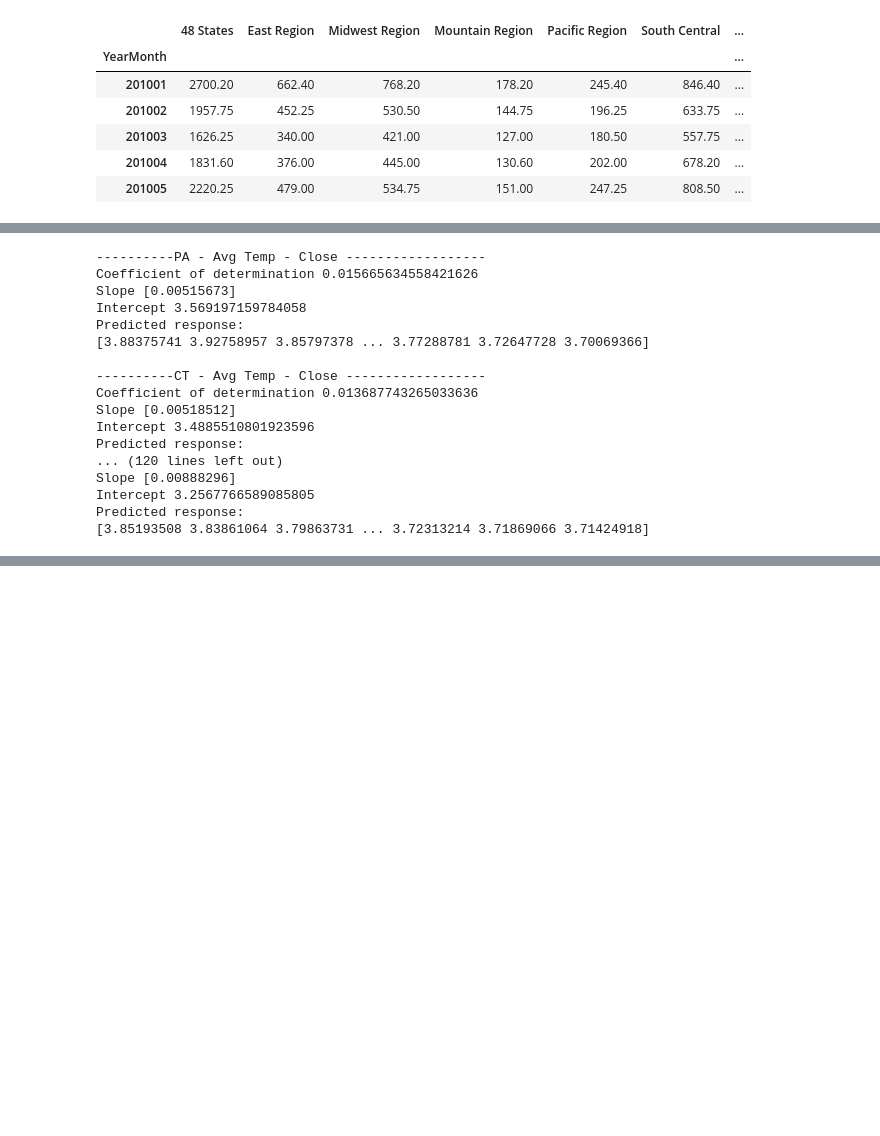
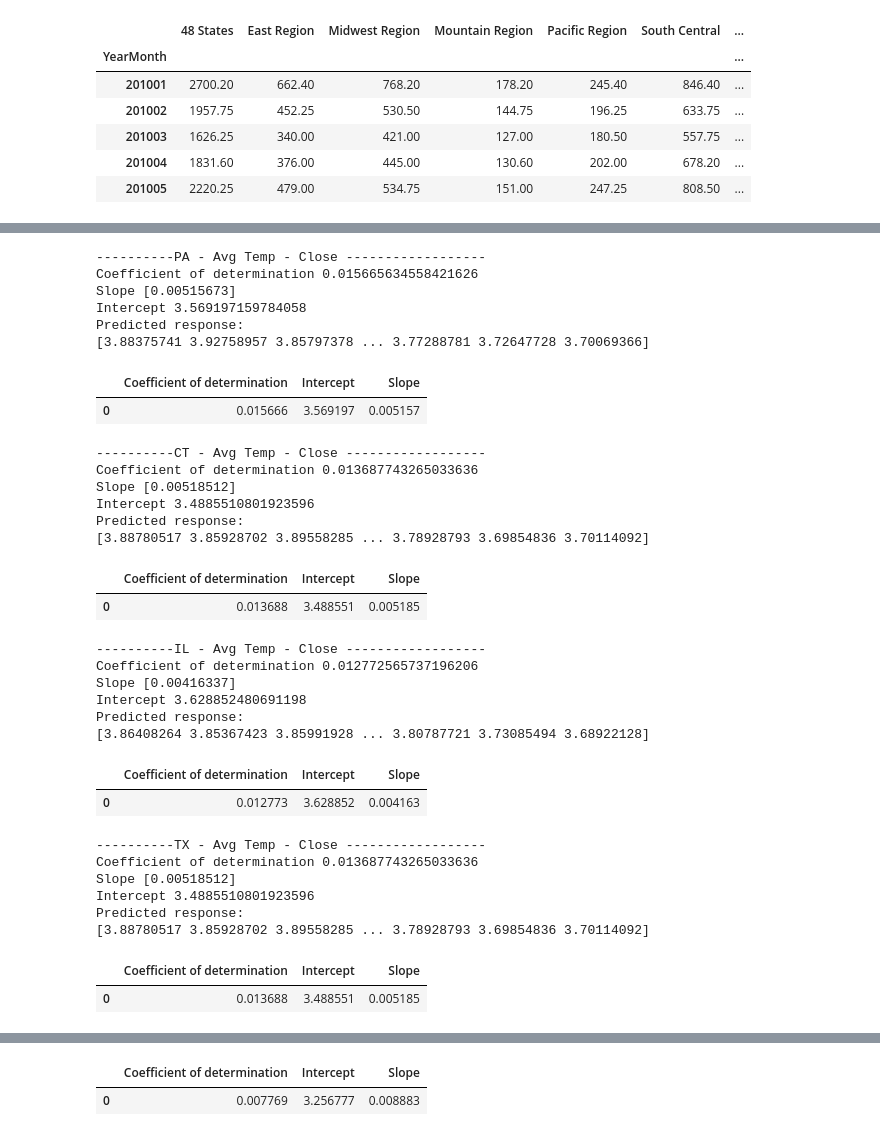
Before and after one commit to SabahatJK/EDA_NG, a Jupyter notebook: Starter Code_SK.ipynb, the cells around one changed output, grey strips where cells are left out. Drawn from its saved outputs; the diff is of its cells as text; code cells hidden in the pictures; blank space fills up the shorter version.

Commit message:
Added Linear Regresssion

```diff
--- a/Starter Code_SK.ipynb
+++ b/Starter Code_SK.ipynb
@@ -94,7 +91,7 @@ region_info =  { "US" :
                 {
                    "consumption" :  {"residential" : "NG.N3010PA2.M", "industrial" : "NG.N3035PA2.M"},
                    "weather_file" : r"Data\Pittsburg_Area_Temp_2010-2014.csv",
-                    "storage" :  r"48 States"
+                    "storage" :  r"East Region"
                 },
                  'CT' : {
                    "consumption" :  {"residential" : "NG.N3010CT2.M", "industrial" : "NG.N3035CT2.M"},
@@ -584,6 +650,7 @@ interact_panel
 # %% [output]
 [interactive output not drawn]
 # %%
+
 
 def linear_regression(x, y, shift_period = -60):
     # Linear regresssion with temp and natural gas prices
@@ -609,46 +676,97 @@ def linear_regression(x, y, shift_period = -60):
     #print("Predicted response:", y_pred, sep='\n')
     return r_sq, model, y_pred
 
+
+
 for key, value in region_dfs.items():
     if key != "US":
 
-        df = region_dfs[key]["price_temperature"]
+        df = region_dfs[key]["price_temperature"].copy()
         print(f"\n----------{key} - Avg Temp - Close ------------------")
         r_sq, linear_model, y_pred = linear_regression(df["Avg Temp"], df["Close"], shift_period =-90)
         print("Coefficient of determination", r_sq)
         print("Slope", linear_model.coef_)
         print("Intercept", linear_model.intercept_)
         print("Predicted response:", y_pred, sep='\n')
 
+        linear_reg = pd.DataFrame()
+
+        #linear_reg["Coefficient"] =  '3' #r_sq
+
+        linear_reg["Slope"] = linear_model.coef_
+        linear_reg["Intercept"] = linear_model.intercept_
+        linear_reg["Coefficient  of determination"] =  r_sq
+        linear_reg = linear_reg[['Coefficient  of determination', 'Intercept', 'Slope']]
+
+        predic_response = pd.DataFrame(list(y_pred))
+        display(linear_reg)
+
+        region_dfs[key]["temp_close_lin_reg"] = linear_reg
+        region_dfs[key]["temp_close_predic_response"] = predic_response
+
 
    # else:
+
+
 print(f"\n\n")
 for key, value in region_dfs.items():
 
     if key != "US":
         print(f"\n----------{key} - % Change Avg Temp - Close ------------------")
+        df = region_dfs[key]["price_temperature"].copy()
         df_pct_change = df.pct_change().dropna()
         r_sq, linear_model, y_pred = linear_regression(df["Avg Temp"], df["Close"], shift_period =-90)
         r_sq, linear_model, y_pred = linear_regression(df["Avg Temp"], df["Close"], shift_period =-90)
         print("Coefficient of determination", r_sq)
         print("Slope", linear_model.coef_)
         print("Intercept", linear_model.intercept_)
         print("Predicted response:", y_pred, sep='\n')
+
+        linear_reg["Slope"] = linear_model.coef_
+        linear_reg["Intercept"] = linear_model.intercept_
+        linear_reg["Coefficient  of determination"] =  r_sq
+        linear_reg = linear_reg[['Coefficient  of determination', 'Intercept', 'Slope']]
+
+        predic_response = pd.DataFrame(list(y_pred))
+        display(linear_reg)
+
+        #linear_reg = linear_reg[['x', 'y', 'a', 'b']]
+
+        predic_response = pd.DataFrame(list(y_pred))
+
+
+        region_dfs[key]["pct_temp_close_lin_reg"] = linear_reg
+        region_dfs[key]["pct_temp_close_predic_response"] = predic_response
 # %% [output]
 ----------PA - Avg Temp - Close ------------------
 Coefficient of determination 0.015665634558421626
 Slope [0.00515673]
 Intercept 3.569197159784058
 Predicted response:
 [3.88375741 3.92758957 3.85797378 ... 3.77288781 3.72647728 3.70069366]
-
-----------CT - Avg Temp - Close ------------------
-Coefficient of determination 0.013687743265033636
-Slope [0.00518512]
-Intercept 3.4885510801923596
-Predicted response:
-... (120 lines left out)
-Slope [0.00888296]
-Intercept 3.2567766589085805
-Predicted response:
-[3.85193508 3.83861064 3.79863731 ... 3.72313214 3.71869066 3.71424918]
+|  | Coefficient of determination | Intercept | Slope |
+| 0 | 0.015666 | 3.569197 | 0.005157 |
+----------CT - Avg Temp - Close ------------------
+Coefficient of determination 0.013687743265033636
+Slope [0.00518512]
+Intercept 3.4885510801923596
+Predicted response:
+[3.88780517 3.85928702 3.89558285 ... 3.78928793 3.69854836 3.70114092]
+|  | Coefficient of determination | Intercept | Slope |
+| 0 | 0.013688 | 3.488551 | 0.005185 |
+----------IL - Avg Temp - Close ------------------
+Coefficient of determination 0.012772565737196206
+Slope [0.00416337]
+Intercept 3.628852480691198
+Predicted response:
+[3.86408264 3.85367423 3.85991928 ... 3.80787721 3.73085494 3.68922128]
+|  | Coefficient of determination | Intercept | Slope |
+| 0 | 0.012773 | 3.628852 | 0.004163 |
+----------TX - Avg Temp - Close ------------------
+Coefficient of determination 0.013687743265033636
+Slope [0.00518512]
+Intercept 3.4885510801923596
+Predicted response:
+[3.88780517 3.85928702 3.89558285 ... 3.78928793 3.69854836 3.70114092]
+|  | Coefficient of determination | Intercept | Slope |
+| 0 | 0.013688 | 3.488551 | 0.005185 |
@@ -654,0 +779,2 @@ Predicted response:
+|  | Coefficient of determination | Intercept | Slope |
+| 0 | 0.007769 | 3.256777 | 0.008883 |
```
Also changed, not shown: parts of 14 cells of this notebook.
